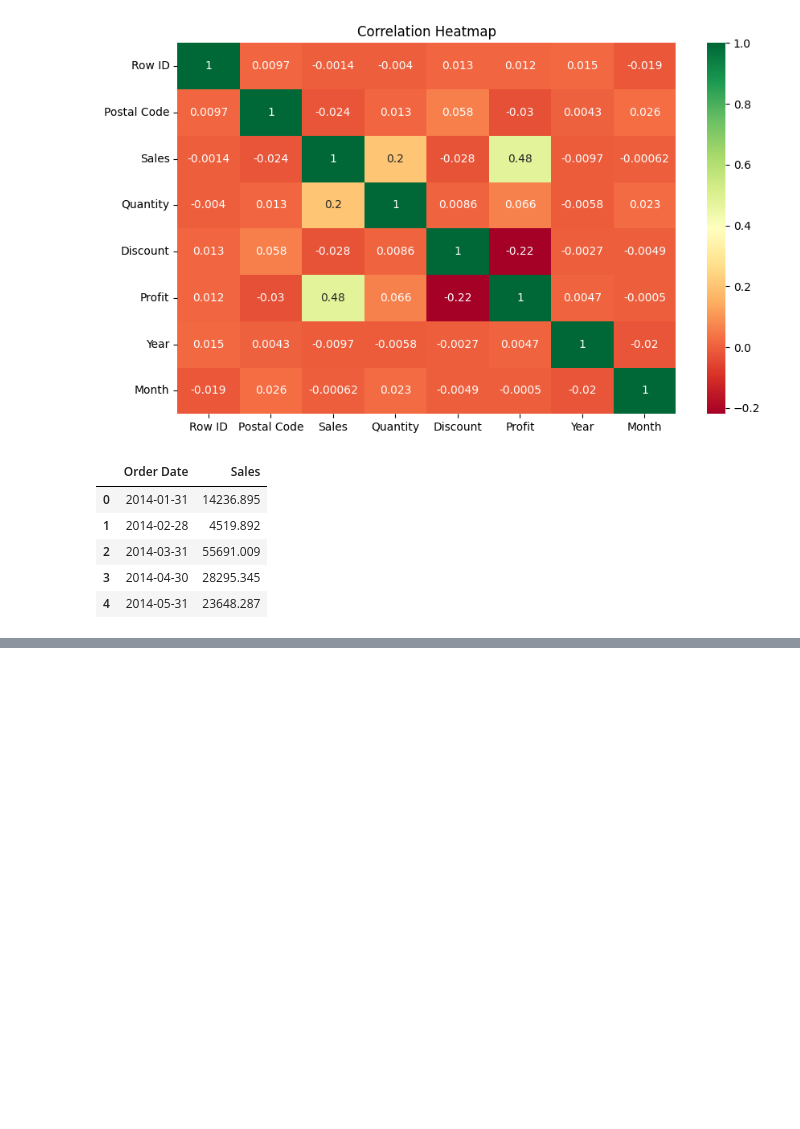
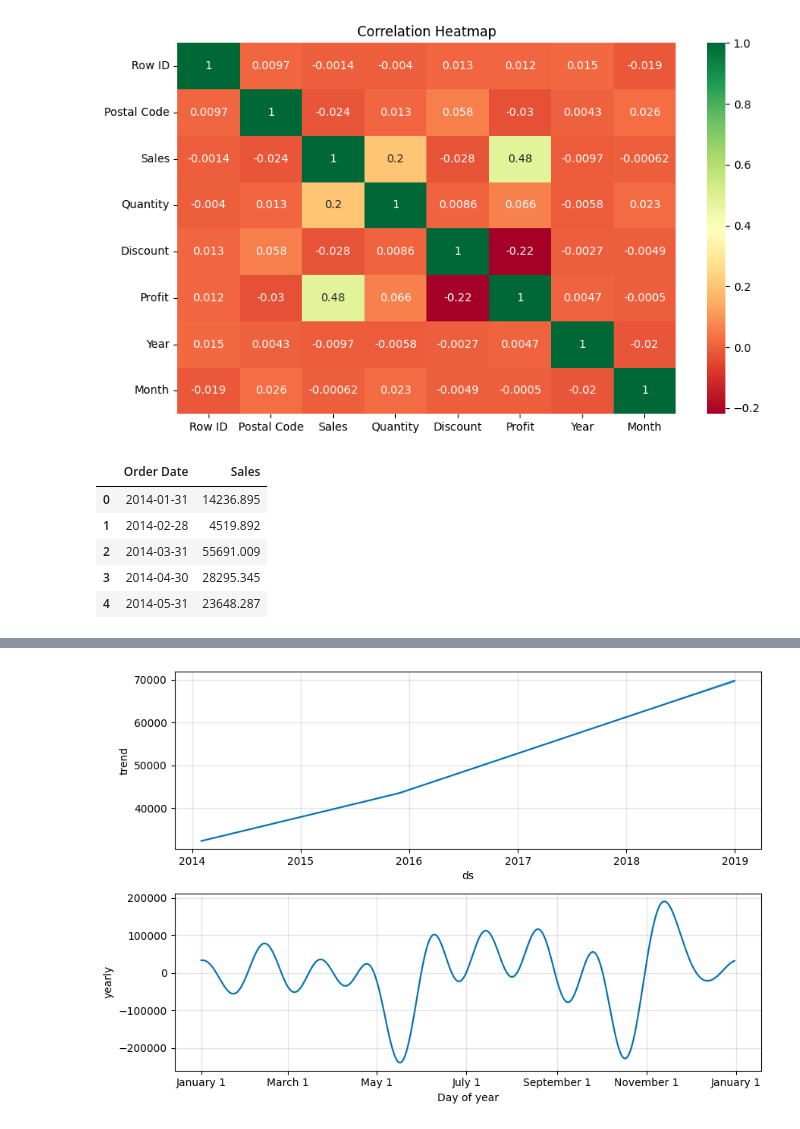
Before and after one commit to Ma-hek01/Revenue-Forecasting-Business-Performance-Dashboard, a Jupyter notebook: notebooks/02_data_loading_and_eda.ipynb, the cells around one changed output, grey strips where cells are left out. Cells and saved outputs as stored; diff of their text form; code cells hidden in the pictures; blank space fills up the shorter version.

```diff
--- a/notebooks/02_data_loading_and_eda.ipynb
+++ b/notebooks/02_data_loading_and_eda.ipynb
@@ -387,0 +431,6 @@ forecast_df.to_csv(
+# %%
+fig2 = model.plot_components(forecast)
+
+plt.show()
+# %% [output]
+[figure, added]
```
Also changed, not shown: parts of 8 cells of this notebook, 2 other files.
